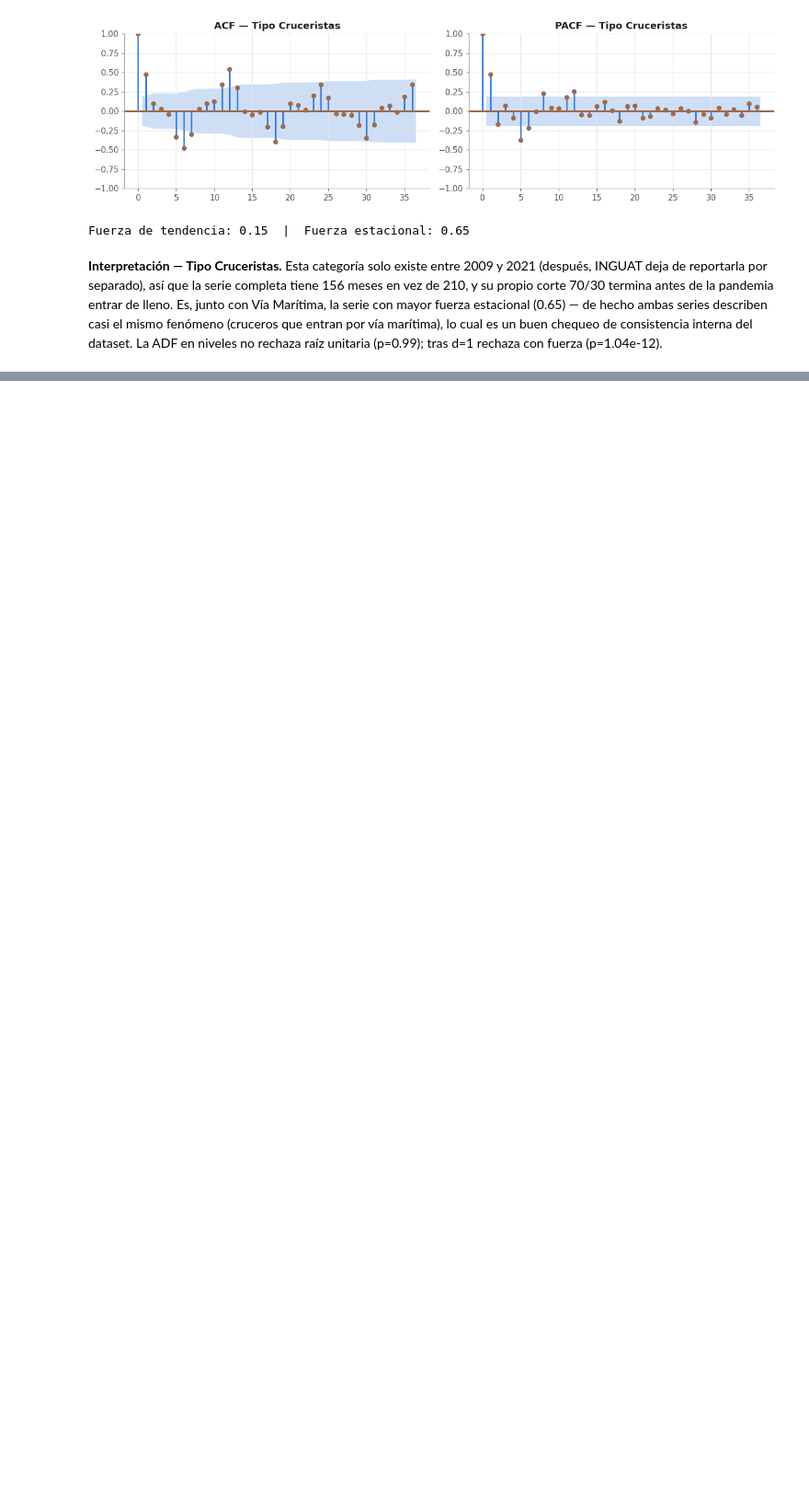
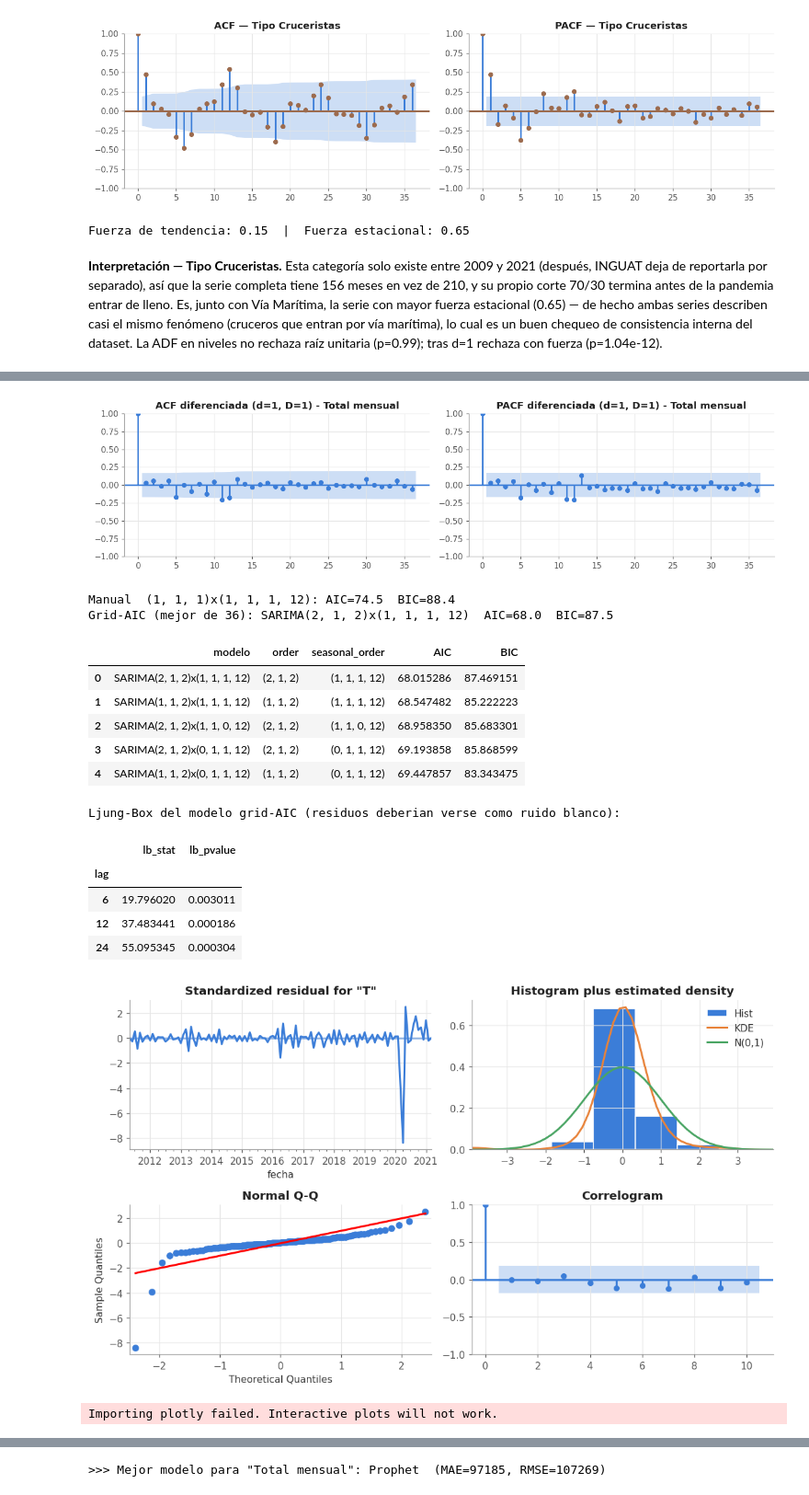
Before and after one commit to Dulce2004/CC3084-Data_Science, a Jupyter notebook: 03_modelado_prediccion/notebooks/03_modelado.ipynb, the cells around one changed output, grey strips where cells are left out. Shown at 92% size. Drawn from its saved outputs; the diff is of its cells as text; code cells hidden in the pictures; blank space fills up the shorter version.

Commit message:
feat: se agrega modulo de modelado (ARIMA/SARIMA, Prophet, Holt-Winters, SES, seasonal naive); notebook con modelado de las 8 series; figuras de tipo excursionista y cruceristas

```diff
--- a/03_modelado_prediccion/notebooks/03_modelado.ipynb
+++ b/03_modelado_prediccion/notebooks/03_modelado.ipynb
@@ -165,0 +259,20 @@ La ADF en niveles no rechaza raíz unitaria (p=0.99); tras d=1 rechaza con fuerz
+# %%
+res_total = modelar_serie('Total mensual', 'Total', 'total', P['azul'], d=1, D=1)
+# %% [output]
+[figure, added]
+Manual  (1, 1, 1)x(1, 1, 1, 12): AIC=74.5  BIC=88.4
+Grid-AIC (mejor de 36): SARIMA(2, 1, 2)x(1, 1, 1, 12)  AIC=68.0  BIC=87.5
+|  | modelo | order | seasonal_order | AIC | BIC |
+| 0 | SARIMA(2, 1, 2)x(1, 1, 1, 12) | (2, 1, 2) | (1, 1, 1, 12) | 68.015286 | 87.469151 |
+| 1 | SARIMA(1, 1, 2)x(1, 1, 1, 12) | (1, 1, 2) | (1, 1, 1, 12) | 68.547482 | 85.222223 |
+| 2 | SARIMA(2, 1, 2)x(1, 1, 0, 12) | (2, 1, 2) | (1, 1, 0, 12) | 68.958350 | 85.683301 |
+| 3 | SARIMA(2, 1, 2)x(0, 1, 1, 12) | (2, 1, 2) | (0, 1, 1, 12) | 69.193858 | 85.868599 |
+| 4 | SARIMA(1, 1, 2)x(0, 1, 1, 12) | (1, 1, 2) | (0, 1, 1, 12) | 69.447857 | 83.343475 |
+Ljung-Box del modelo grid-AIC (residuos deberian verse como ruido blanco):
+|  | lb_stat | lb_pvalue |
+| lag |  |  |
+| 6 | 19.796020 | 0.003011 |
+| 12 | 37.483441 | 0.000186 |
+| 24 | 55.095345 | 0.000304 |
+[figure, added]
+Importing plotly failed. Interactive plots will not work.
@@ -165,0 +287 @@ La ADF en niveles no rechaza raíz unitaria (p=0.99); tras d=1 rechaza con fuerz
+>>> Mejor modelo para "Total mensual": Prophet  (MAE=97185, RMSE=107269)
```
Also changed, not shown: parts of 26 cells of this notebook, 13 other files.
